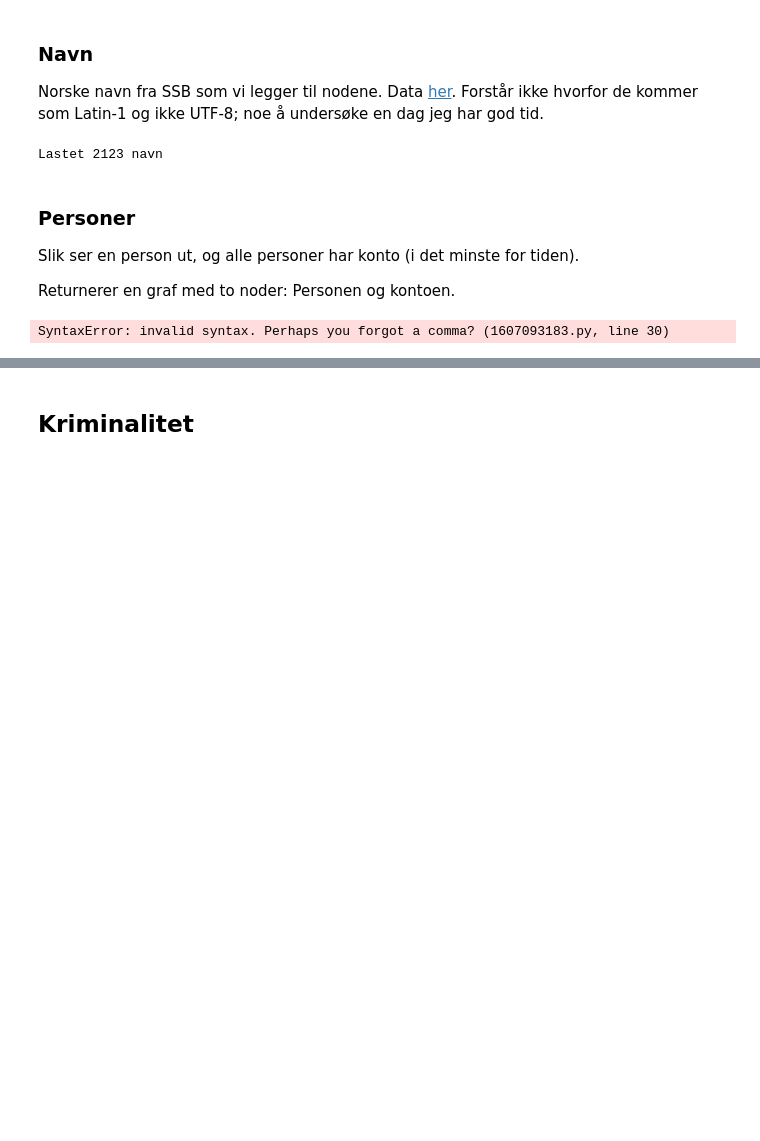
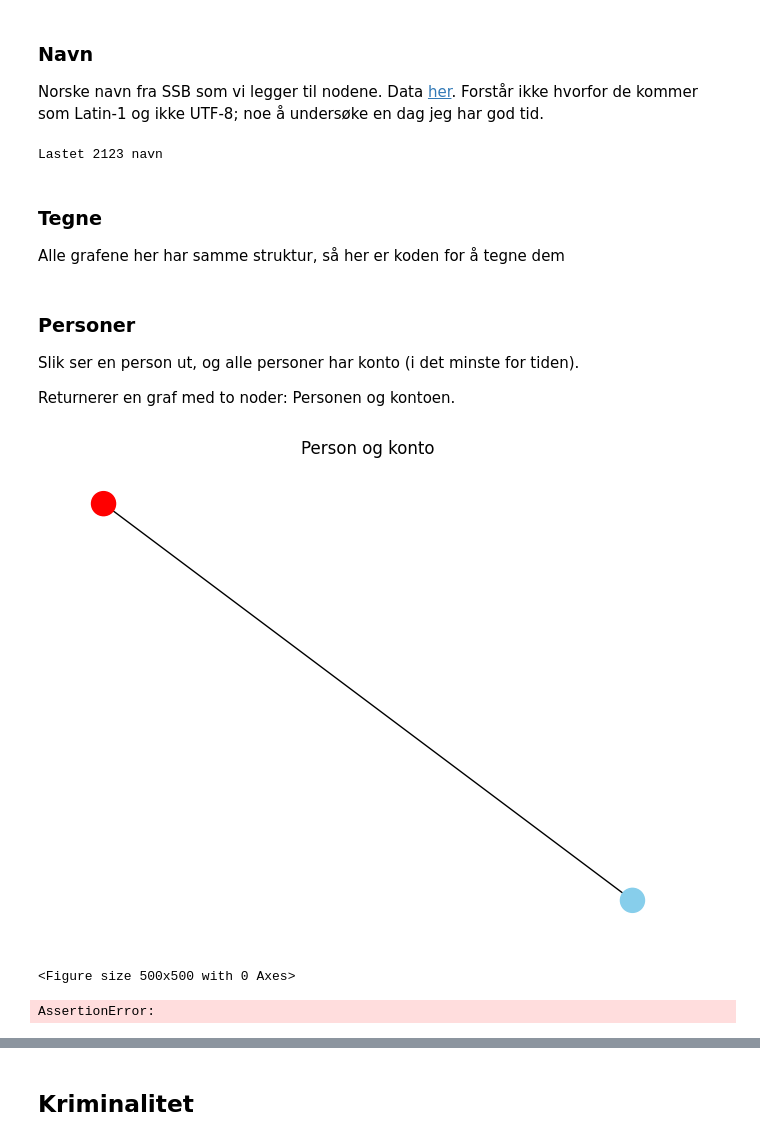
Before and after one commit to Tage-Politi/grafdag-2026, a Jupyter notebook: økonomisk.ipynb, the cells around one changed output, grey strips where cells are left out. Cells and saved outputs as stored; diff of their text form; code cells hidden in the pictures; blank space fills up the shorter version.

```diff
--- a/økonomisk.ipynb
+++ b/økonomisk.ipynb
@@ -69,6 +69,33 @@ with open("data/jentenavn.csv", "r", encoding="Latin-1") as fd:
 print(f"Lastet {len(norskenavn)} navn")
 # %% [output]
 Lastet 2123 navn
+# %% [markdown]
+### Tegne
+Alle grafene her har samme struktur, så her er koden for å tegne dem
+# %%
+def tegne_graf(G, tittel=None):
+    node_farge = []
+    for n,d in G.nodes(data=True):
+        if ":Person" == d["labels"]:
+            node_farge += ["red"]
+        elif ":Konto" == d["labels"]:
+            node_farge += ["skyblue"]
+        elif ":Uttak" == d["labels"]:
+            node_farge += ["yellow"]
+        elif ":Innskudd" == d["labels"]:
+            node_farge += ["black"]
+        elif ":Transaksjon" == d["labels"]:
+           node_farge += ["green"]
+        else:
+            print(f"Node: {d['labels']}")
+            node_farge += ["cyan"]
+        #
+    #
+    pos = nx.spring_layout(G, seed=42)  # Be nodene spre seg utover så godt de kan
+    nx.draw(G, with_labels=False, node_color=node_farge, node_size=300)
+    plt.title(tittel)
+    plt.figure(figsize=(5,5))
+#
 # %% [markdown]
 ### Personer
 
@@ -88,6 +115,14 @@ def lag_person_konto(navn=None):
     G.add_edge(uid, kto, label=":Kontoeier") # Neo4j-syntax
     return (G, uid, kto)
 #fed
+# %%
+# lage og tegne en person
+G, uid, kto = lag_person_konto()
+
+tegne_graf(G, "Person og konto")
+# %% [output]
+[figure, added]
+<Figure size 500x500 with 0 Axes>
 # %%
 #xxxxxx
 #  Gitt to konti, send penger.
@@ -118,7 +153,7 @@ def lag_overføring_konti(G, fra, til, beløp, tidspunkt):
     # Lag selve transaksjonen
     transId = str(uuid.uuid4())
     G.add_node(transId,
-               labels=":Transaksjon"
+               labels=":Transaksjon",
                Overføring = True,
                Fra = fra,
                Til = til,
@@ -129,14 +164,14 @@ def lag_overføring_konti(G, fra, til, beløp, tidspunkt):
     # ...og til mottakende konto
     G.add_edge(transId, til, label=":Til")
     # Knytt transaksjonen til senderen
-    G.add_edge(transId, sender, label:":Sender")
+    G.add_edge(transId, sender, label=":Sender")
     # ....og til mottakeren
-    G.add_edge(transId, mottaker, label="Mottaker")
+    G.add_edge(transId, mottaker, label=":Mottaker")
 
     return transId
 #
 # %% [output]
-SyntaxError: invalid syntax. Perhaps you forgot a comma? (1607093183.py, line 30)
+AssertionError:
 # %%
 # Gitt to personer, send penger.
 #
```
Also changed, not shown: parts of 6 cells of this notebook.
